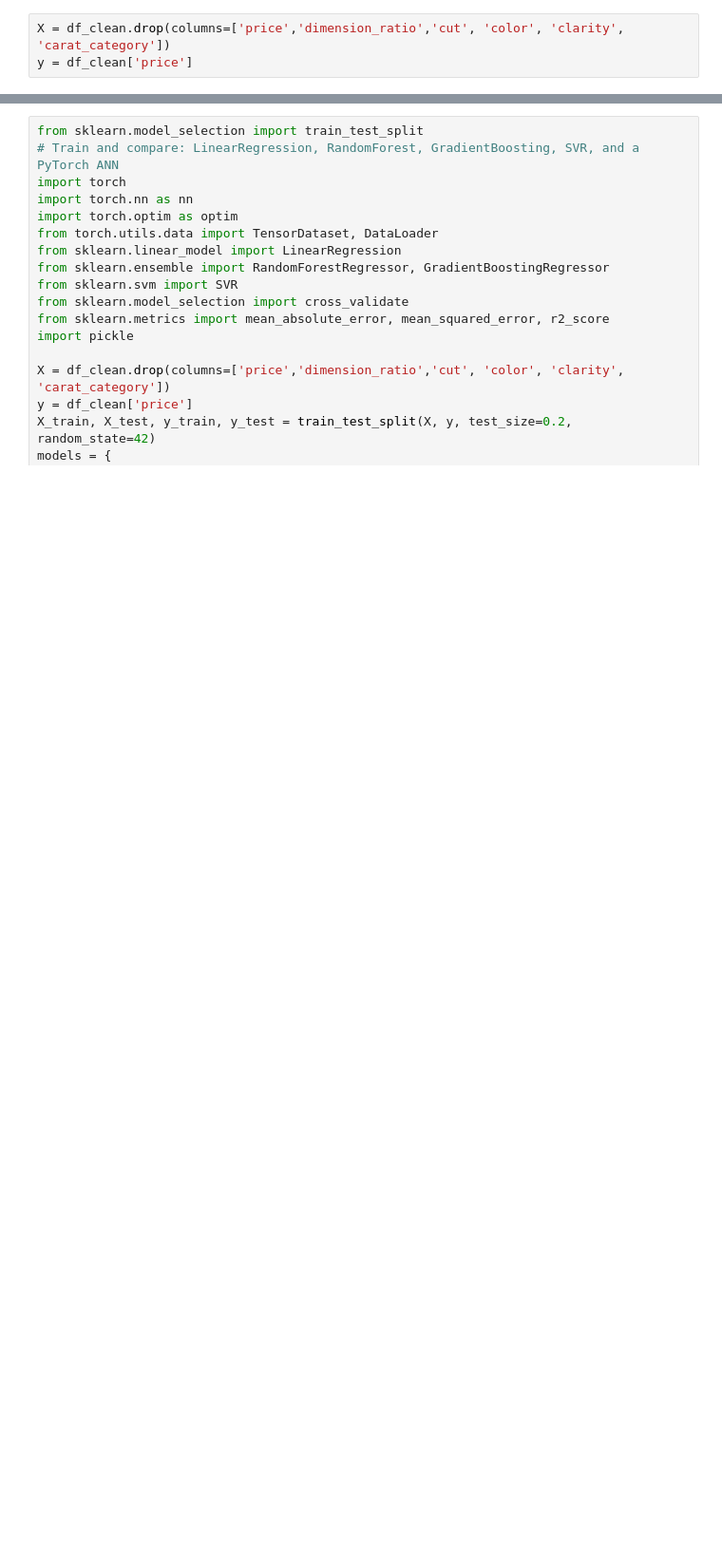
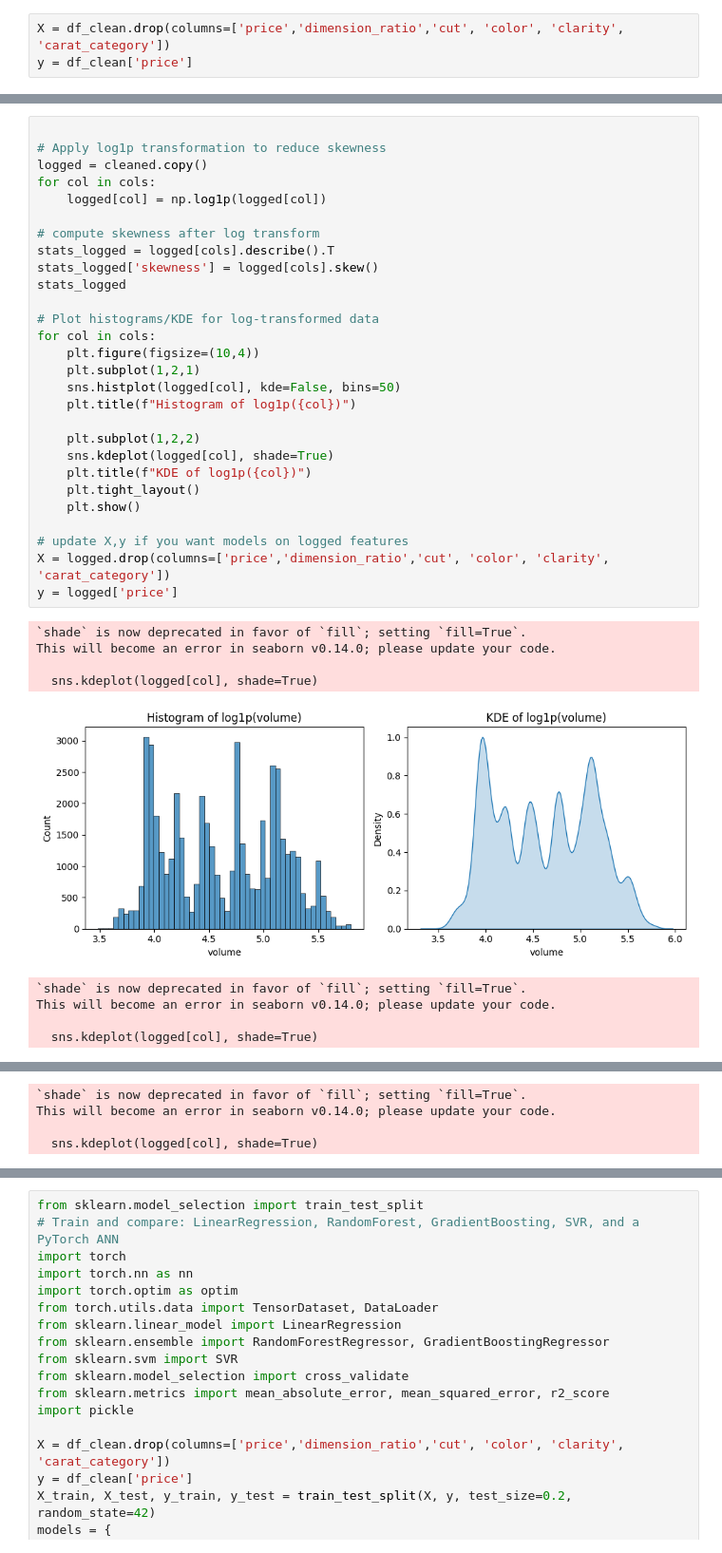
Before and after one commit to santhoshnagendrarajan-ship-it/Diamond-Dynamics2, a Jupyter notebook: prediction.ipynb, the cells around one changed output, grey strips where cells are left out. Shown at 95% size. Cells and saved outputs as stored; diff of their text form; blank space fills up the shorter version.

```diff
--- a/prediction.ipynb
+++ b/prediction.ipynb
@@ -60,0 +174,38 @@ y = df_clean['price']
+# %%
+
+# Apply log1p transformation to reduce skewness
+logged = cleaned.copy()
+for col in cols:
+    logged[col] = np.log1p(logged[col])
+
+# compute skewness after log transform
+stats_logged = logged[cols].describe().T
+stats_logged['skewness'] = logged[cols].skew()
+stats_logged
+
+# Plot histograms/KDE for log-transformed data
+for col in cols:
+    plt.figure(figsize=(10,4))
+    plt.subplot(1,2,1)
+    sns.histplot(logged[col], kde=False, bins=50)
+    plt.title(f"Histogram of log1p({col})")
+
+    plt.subplot(1,2,2)
+    sns.kdeplot(logged[col], shade=True)
+    plt.title(f"KDE of log1p({col})")
+    plt.tight_layout()
+    plt.show()
+
+# update X,y if you want models on logged features
+X = logged.drop(columns=['price','dimension_ratio','cut', 'color', 'clarity', 'carat_category'])
+y = logged['price']
+# %% [output]
+`shade` is now deprecated in favor of `fill`; setting `fill=True`.
+This will become an error in seaborn v0.14.0; please update your code.
+
+  sns.kdeplot(logged[col], shade=True)
+[figure, added]
+`shade` is now deprecated in favor of `fill`; setting `fill=True`.
+This will become an error in seaborn v0.14.0; please update your code.
+
+  sns.kdeplot(logged[col], shade=True)
@@ -60,0 +213,4 @@ y = df_clean['price']
+`shade` is now deprecated in favor of `fill`; setting `fill=True`.
+This will become an error in seaborn v0.14.0; please update your code.
+
+  sns.kdeplot(logged[col], shade=True)
```
Also changed, not shown: parts of 9 cells of this notebook.
